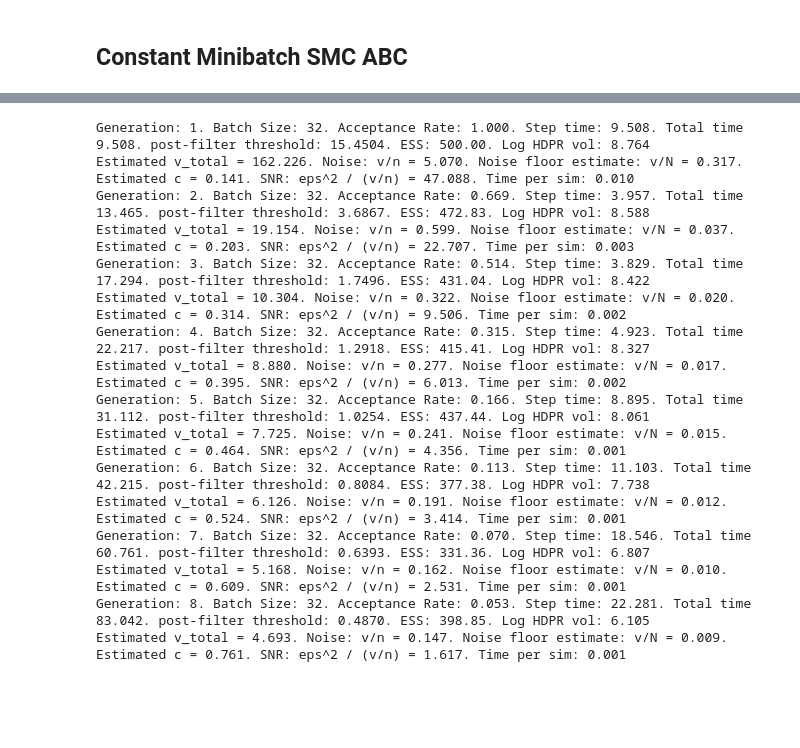
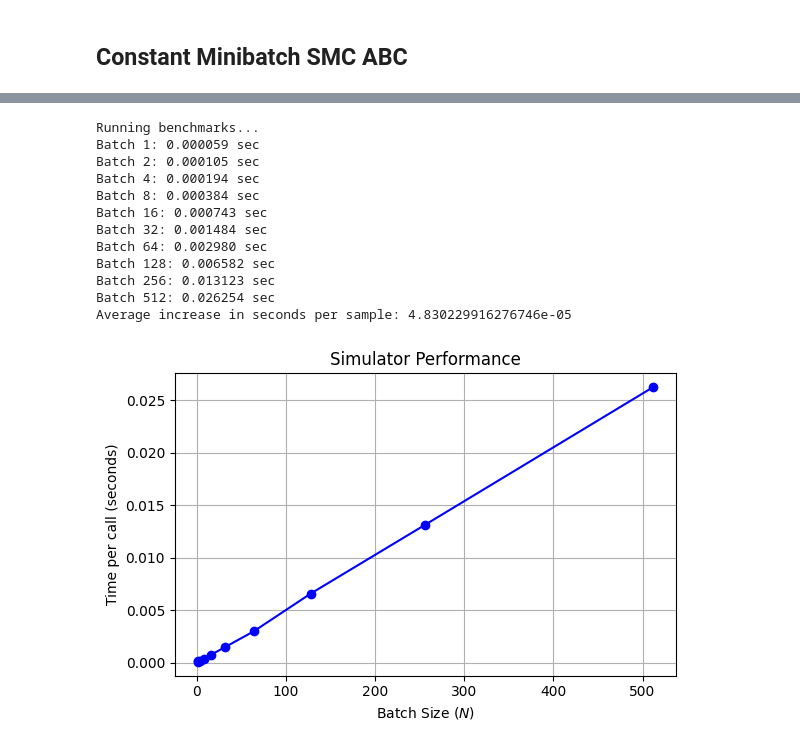
Before and after one commit to JacyZanussi/adaptive_minibatch_smc_abc, a Jupyter notebook: example_transcriptional_dynamics.ipynb, the cells around one changed output, grey strips where cells are left out. Drawn from its saved outputs; the diff is of its cells as text; code cells hidden in the pictures; blank space fills up the shorter version.

```diff
--- a/example_transcriptional_dynamics.ipynb
+++ b/example_transcriptional_dynamics.ipynb
@@ -117,23 +149,17 @@ Average increase in seconds per sample: 4.787913105448954e-05
-# %%
-est = schemes.constant_init(init_params,[32])
-
-while est.snr > 2.0:
-    schemes.constant_loop(est)
-# %% [output]
-Generation: 1. Batch Size: 32. Acceptance Rate: 1.000. Step time: 9.508. Total time 9.508. post-filter threshold: 15.4504. ESS: 500.00. Log HDPR vol: 8.764
-Estimated v_total = 162.226. Noise: v/n = 5.070. Noise floor estimate: v/N = 0.317. Estimated c = 0.141. SNR: eps^2 / (v/n) = 47.088. Time per sim: 0.010
-Generation: 2. Batch Size: 32. Acceptance Rate: 0.669. Step time: 3.957. Total time 13.465. post-filter threshold: 3.6867. ESS: 472.83. Log HDPR vol: 8.588
-Estimated v_total = 19.154. Noise: v/n = 0.599. Noise floor estimate: v/N = 0.037. Estimated c = 0.203. SNR: eps^2 / (v/n) = 22.707. Time per sim: 0.003
-Generation: 3. Batch Size: 32. Acceptance Rate: 0.514. Step time: 3.829. Total time 17.294. post-filter threshold: 1.7496. ESS: 431.04. Log HDPR vol: 8.422
-Estimated v_total = 10.304. Noise: v/n = 0.322. Noise floor estimate: v/N = 0.020. Estimated c = 0.314. SNR: eps^2 / (v/n) = 9.506. Time per sim: 0.002
-Generation: 4. Batch Size: 32. Acceptance Rate: 0.315. Step time: 4.923. Total time 22.217. post-filter threshold: 1.2918. ESS: 415.41. Log HDPR vol: 8.327
-Estimated v_total = 8.880. Noise: v/n = 0.277. Noise floor estimate: v/N = 0.017. Estimated c = 0.395. SNR: eps^2 / (v/n) = 6.013. Time per sim: 0.002
-Generation: 5. Batch Size: 32. Acceptance Rate: 0.166. Step time: 8.895. Total time 31.112. post-filter threshold: 1.0254. ESS: 437.44. Log HDPR vol: 8.061
-Estimated v_total = 7.725. Noise: v/n = 0.241. Noise floor estimate: v/N = 0.015. Estimated c = 0.464. SNR: eps^2 / (v/n) = 4.356. Time per sim: 0.001
-Generation: 6. Batch Size: 32. Acceptance Rate: 0.113. Step time: 11.103. Total time 42.215. post-filter threshold: 0.8084. ESS: 377.38. Log HDPR vol: 7.738
-Estimated v_total = 6.126. Noise: v/n = 0.191. Noise floor estimate: v/N = 0.012. Estimated c = 0.524. SNR: eps^2 / (v/n) = 3.414. Time per sim: 0.001
-Generation: 7. Batch Size: 32. Acceptance Rate: 0.070. Step time: 18.546. Total time 60.761. post-filter threshold: 0.6393. ESS: 331.36. Log HDPR vol: 6.807
-Estimated v_total = 5.168. Noise: v/n = 0.162. Noise floor estimate: v/N = 0.010. Estimated c = 0.609. SNR: eps^2 / (v/n) = 2.531. Time per sim: 0.001
-Generation: 8. Batch Size: 32. Acceptance Rate: 0.053. Step time: 22.281. Total time 83.042. post-filter threshold: 0.4870. ESS: 398.85. Log HDPR vol: 6.105
-Estimated v_total = 4.693. Noise: v/n = 0.147. Noise floor estimate: v/N = 0.009. Estimated c = 0.761. SNR: eps^2 / (v/n) = 1.617. Time per sim: 0.001
+# %%
+utils.benchmark_time([1,2,4,8,16,32,64,128,256,512],lambda n: stats_func_td(td.simulate(kplus, kminus, rburst, diffusivity, T, dt, sites[:n], lengths[:n])))
+# %% [output]
+Running benchmarks...
+Batch 1: 0.000059 sec
+Batch 2: 0.000105 sec
+Batch 4: 0.000194 sec
+Batch 8: 0.000384 sec
+Batch 16: 0.000743 sec
+Batch 32: 0.001484 sec
+Batch 64: 0.002980 sec
+Batch 128: 0.006582 sec
+Batch 256: 0.013123 sec
+Batch 512: 0.026254 sec
+Average increase in seconds per sample: 4.830229916276746e-05
+[figure, added]
 # %%
```
Also changed, not shown: parts of 7 cells of this notebook, 12 other files.
